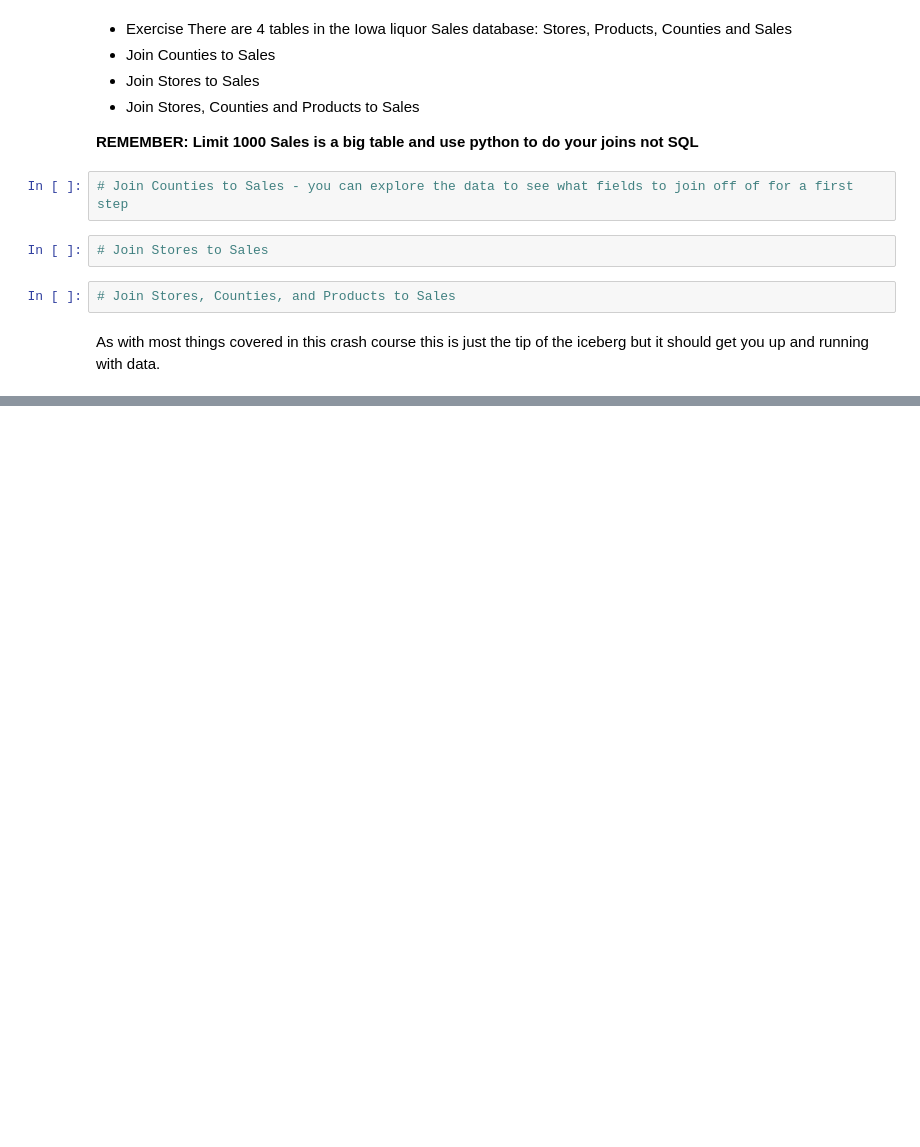
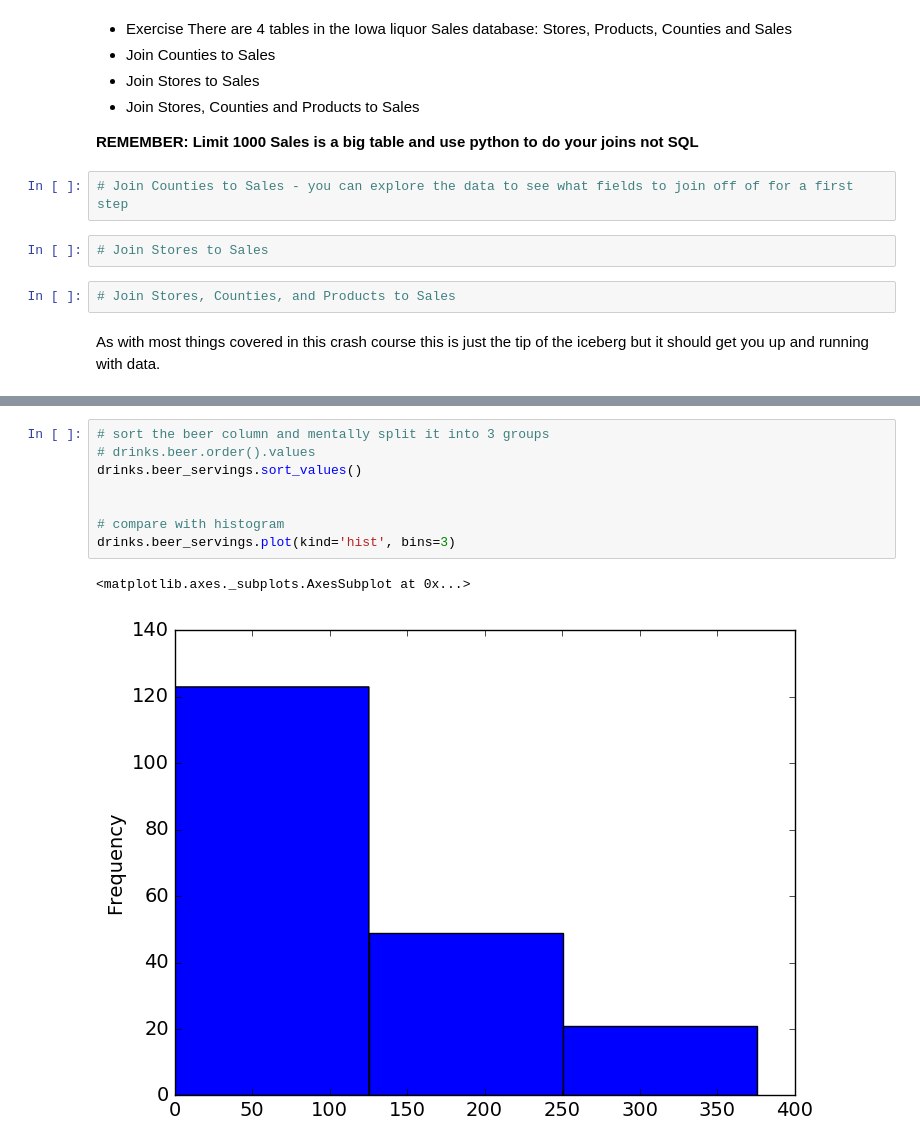
Before and after one commit to Morrisdata/Python_for_Data_I, a Jupyter notebook: Notebooks/07_Workshop_Merging_Matplotlib.ipynb, the cells around one changed output, grey strips where cells are left out. Cells and saved outputs as stored; diff of their text form; blank space fills up the shorter version.

```diff
--- a/Notebooks/07_Workshop_Merging_Matplotlib.ipynb
+++ b/Notebooks/07_Workshop_Merging_Matplotlib.ipynb
@@ -159,0 +151,11 @@ Name | Description
+# %%
+# sort the beer column and mentally split it into 3 groups
+# drinks.beer.order().values
+drinks.beer_servings.sort_values()
+
+
+# compare with histogram
+drinks.beer_servings.plot(kind='hist', bins=3)
+# %% [output]
+<matplotlib.axes._subplots.AxesSubplot at 0x...>
+[figure, added]
```
Also changed, not shown: parts of 26 cells of this notebook.
